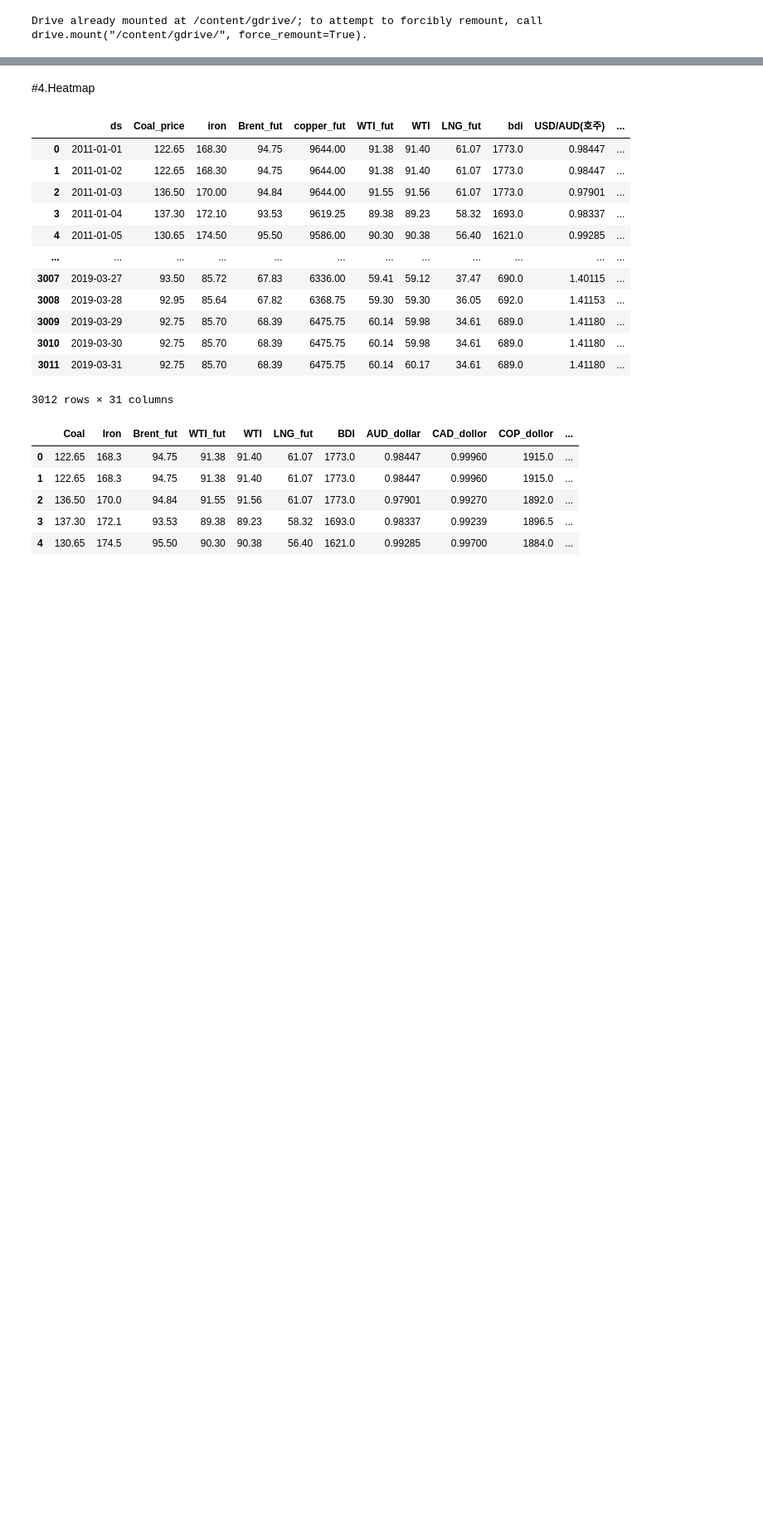
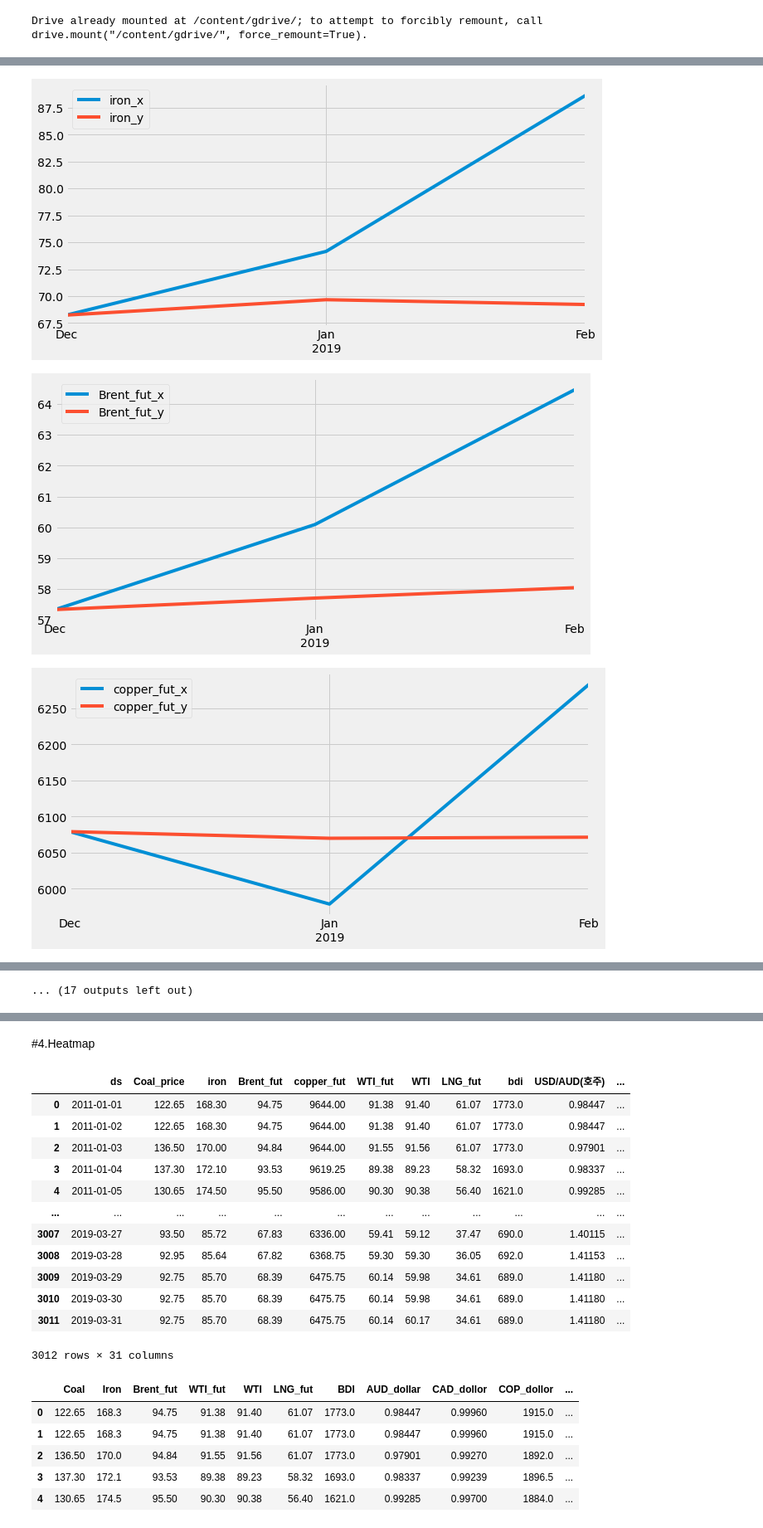
Before and after one commit to DoSungjin/black_coal_price, a Jupyter notebook: Week_trend.ipynb, the cells around one changed output, grey strips where cells are left out. Shown at 83% size. Drawn from its saved outputs; the diff is of its cells as text; code cells hidden in the pictures; blank space fills up the shorter version.

```diff
--- a/Week_trend.ipynb
+++ b/Week_trend.ipynb
@@ -576,0 +390,14 @@ def maker_2(a):
+# %%
+period = 90
+
+day_freq = 'D' #(day_freq를 'D'로하면 모든 날짜, 'B'로하면 주말 제외 주중만)
+
+
+df = df.set_index('ds')
+
+_ = pd.DataFrame({'Monthly': 0}, index = pd.date_range(df.head(1).index[0], df.tail(1).index[0], freq=day_freq))
+_ = pd.concat([df, _], axis = 1)
+_
+_ = _.dropna()
+df = _.drop('Monthly',axis = 1)
+df
@@ -576,0 +418,11 @@ def maker_2(a):
+# %%
+index = df.index
+col_names = df.columns
+# %%
+train_end_time = datetime.date(2018, 12, 31)
+test_end_time = train_end_time+ datetime.timedelta(period)
+train_end_time = f'{train_end_time.year}-{train_end_time.month}-{train_end_time.day}'
+test_end_time = f'{test_end_time.year}-{test_end_time.month}-{test_end_time.day}'
+test_end_time = pd.date_range(train_end_time,test_end_time, freq=day_freq)
+
+df = df.loc[df.index <= test_end_time[-1]].copy()
@@ -576,0 +445,7 @@ def maker_2(a):
+# %%
+def create_features(df, col_name):
+    X = df[col_name].drop(df.tail(1).index)
+    y = df[col_name].shift(-1).drop(df.tail(1).index).rename("shift")
+    X = pd.DataFrame(X)
+    y = pd.DataFrame(y)
+    return X, y
@@ -576,0 +540,8 @@ def maker_2(a):
+# %%
+for i in range(1, len(col_names)):
+  _ = pd.merge(true_df[col_names[i]], final_df[col_names[i]], how = 'left', left_index = True, right_index=True)
+  _ = _.plot(figsize=(10, 5))
+# %% [output]
+[figure, added]
+[figure, added]
+[figure, added]
@@ -576,0 +557 @@ def maker_2(a):
+... (17 outputs left out)
```
Also changed, not shown: parts of 46 cells of this notebook.
